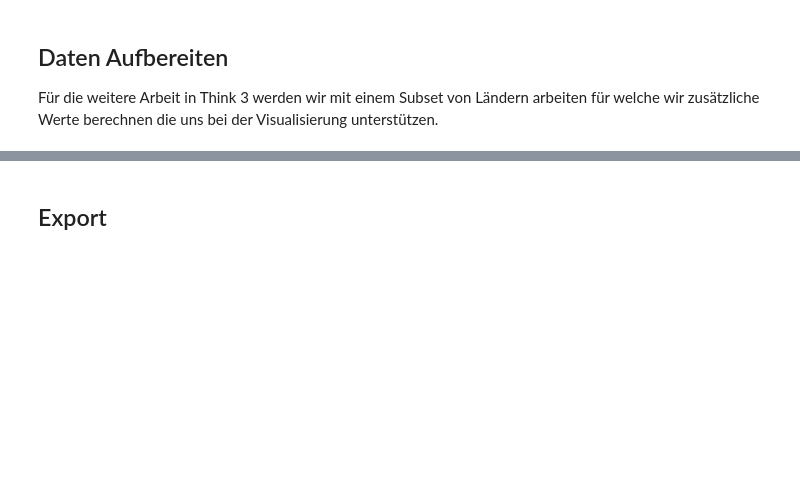
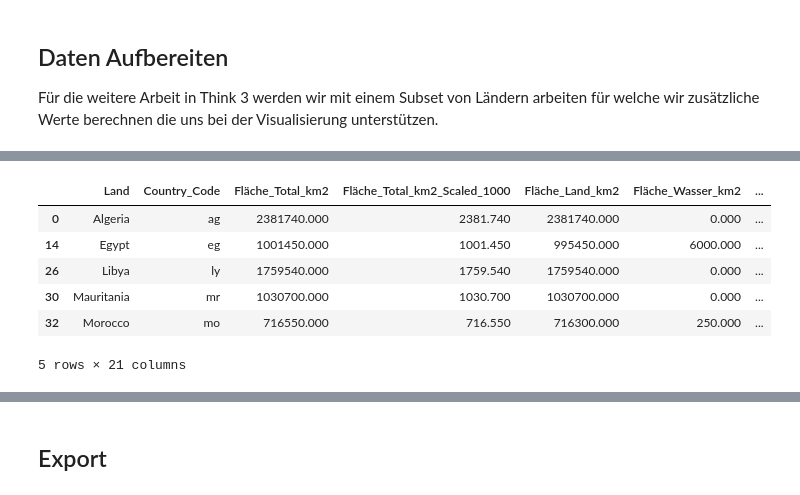
Before and after one commit to hslu-dda/dda-introduction-to-python, a Jupyter notebook: 03_Pandas/Python_Pandas.ipynb, the cells around one changed output, grey strips where cells are left out. Saved outputs shown, nothing was run; the diff lists cells and outputs as text; code cells hidden in the pictures; blank space fills up the shorter version.

```diff
--- a/03_Pandas/Python_Pandas.ipynb
+++ b/03_Pandas/Python_Pandas.ipynb
@@ -325,0 +343,17 @@ See the caveats in the documentation: https://pandas.pydata.org/pandas-docs/stab
+# %%
+# insert a new column with scaled values
+na_subset.insert(
+    na_subset.columns.get_loc("Fläche_Total_km2") + 1,  # position
+    "Fläche_Total_km2_Scaled_1000",                     # new column name
+    na_subset["Fläche_Total_km2"] / 1000                # values based on a scale
+)
+
+na_subset.head()
+# %% [output]
+|  | Land | Country_Code | Fläche_Total_km2 | Fläche_Total_km2_Scaled_1000 | Fläche_Land_km2 | Fläche_Wasser_km2 | ... |
+| 0 | Algeria | ag | 2381740.000 | 2381.740 | 2381740.000 | 0.000 | ... |
+| 14 | Egypt | eg | 1001450.000 | 1001.450 | 995450.000 | 6000.000 | ... |
+| 26 | Libya | ly | 1759540.000 | 1759.540 | 1759540.000 | 0.000 | ... |
+| 30 | Mauritania | mr | 1030700.000 | 1030.700 | 1030700.000 | 0.000 | ... |
+| 32 | Morocco | mo | 716550.000 | 716.550 | 716300.000 | 250.000 | ... |
+5 rows × 21 columns
```
Also changed, not shown: parts of 3 cells of this notebook, 1 other file.
